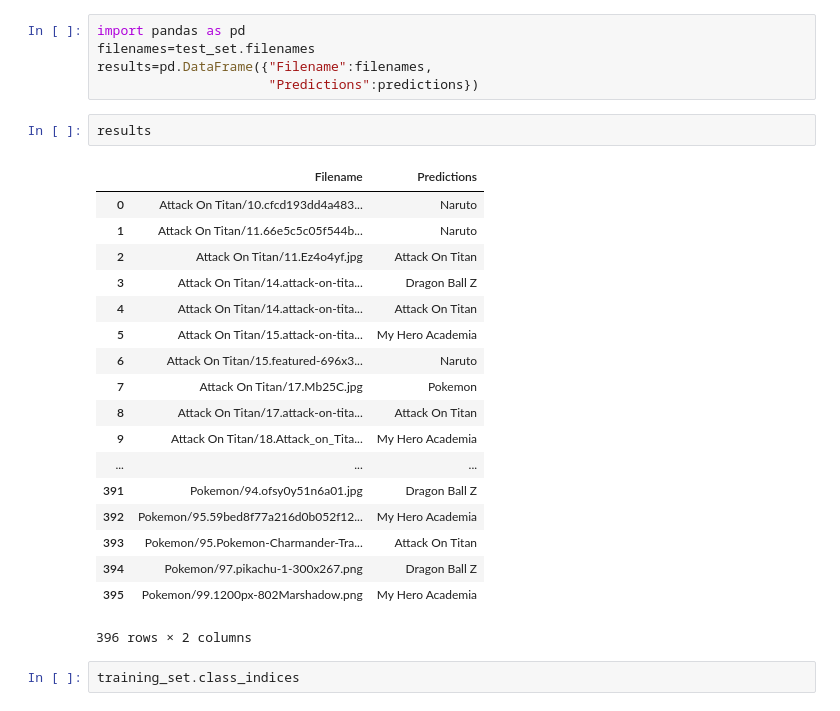
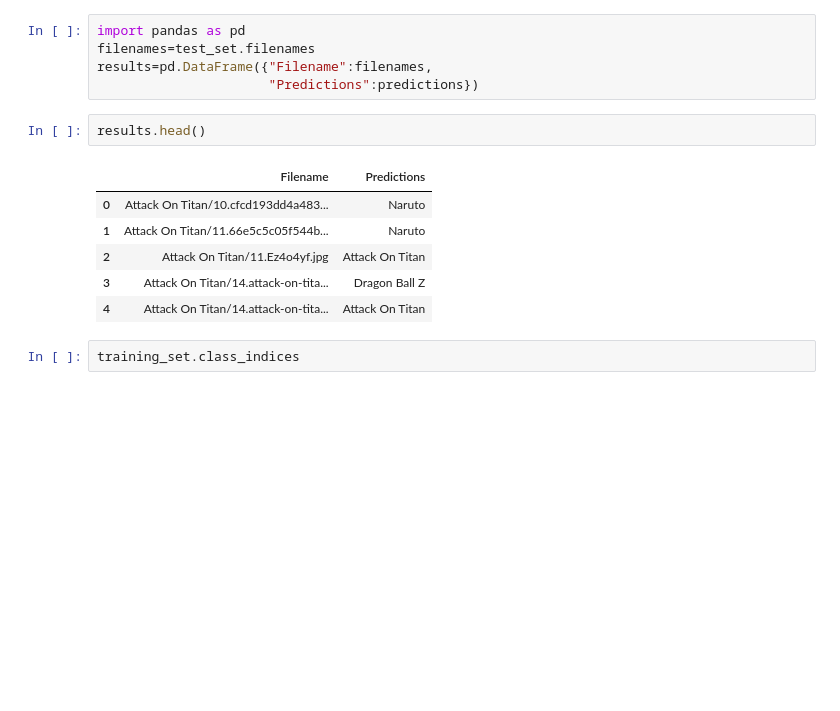
Before and after one commit to Ran-Tokman/Mod-4-Project-CNN, a Jupyter notebook: Mod 4 Project- Convolutional Neural Network.ipynb, the cells around one changed output. Saved outputs shown, nothing was run; the diff lists cells and outputs as text; blank space fills up the shorter version.

```diff
--- a/Mod 4 Project- Convolutional Neural Network.ipynb
+++ b/Mod 4 Project- Convolutional Neural Network.ipynb
@@ -1264,26 +1262,14 @@ filenames=test_set.filenames
 results=pd.DataFrame({"Filename":filenames,
                       "Predictions":predictions})
 # %%
-results
+results.head()
 # %% [output]
 |  | Filename | Predictions |
 | 0 | Attack On Titan/10.cfcd193dd4a483... | Naruto |
 | 1 | Attack On Titan/11.66e5c5c05f544b... | Naruto |
 | 2 | Attack On Titan/11.Ez4o4yf.jpg | Attack On Titan |
 | 3 | Attack On Titan/14.attack-on-tita... | Dragon Ball Z |
 | 4 | Attack On Titan/14.attack-on-tita... | Attack On Titan |
-| 5 | Attack On Titan/15.attack-on-tita... | My Hero Academia |
-| 6 | Attack On Titan/15.featured-696x3... | Naruto |
-| 7 | Attack On Titan/17.Mb25C.jpg | Pokemon |
-| 8 | Attack On Titan/17.attack-on-tita... | Attack On Titan |
-| 9 | Attack On Titan/18.Attack_on_Tita... | My Hero Academia |
-| ... | ... | ... |
-| 391 | Pokemon/94.ofsy0y51n6a01.jpg | Dragon Ball Z |
-| 392 | Pokemon/95.59bed8f77a216d0b052f12... | My Hero Academia |
-| 393 | Pokemon/95.Pokemon-Charmander-Tra... | Attack On Titan |
-| 394 | Pokemon/97.pikachu-1-300x267.png | Dragon Ball Z |
-| 395 | Pokemon/99.1200px-802Marshadow.png | My Hero Academia |
-396 rows × 2 columns
 # %%
 training_set.class_indices
 # %% [output]
```
Also changed, not shown: parts of 12 cells of this notebook, 4 other files.
